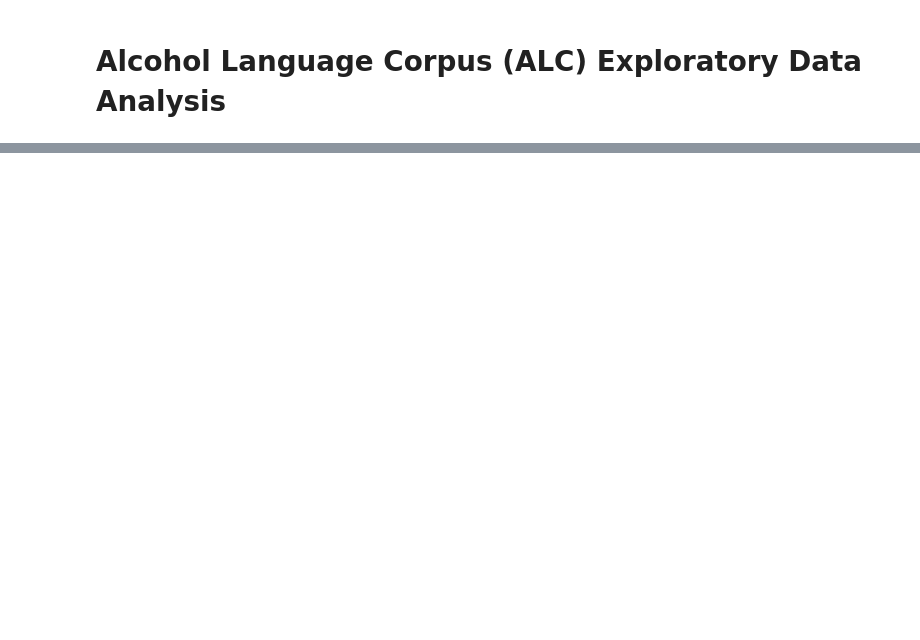
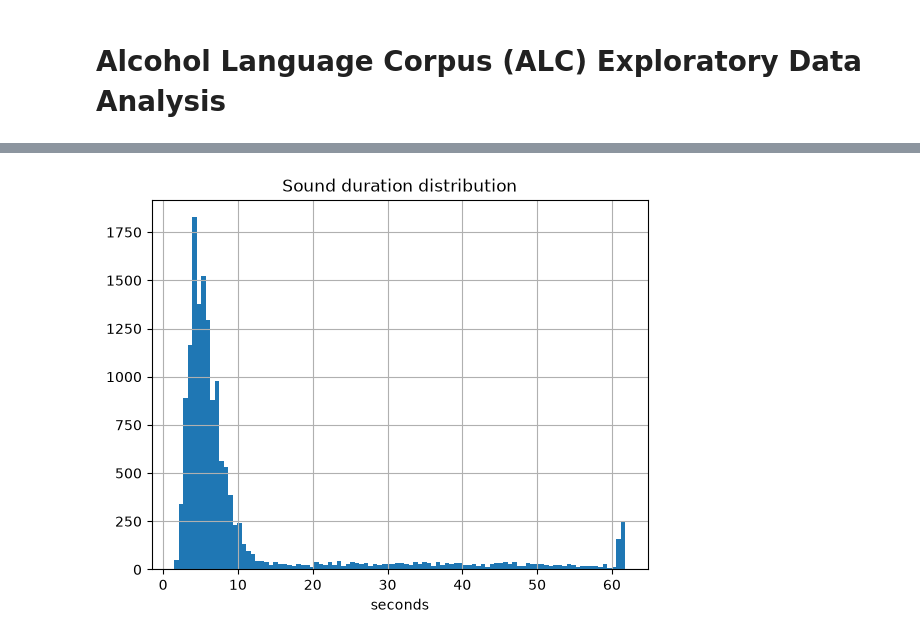
Before and after one commit to hci-gu/DIME-ALC-DANN, a Jupyter notebook: eda.ipynb, the cells around one changed output, grey strips where cells are left out. Saved outputs shown, nothing was run; the diff lists cells and outputs as text; code cells hidden in the pictures; blank space fills up the shorter version.

Commit message:
script to move the data to a proper format, create a dataframe from it, then perform EDA on the dataset

```diff
--- a/eda.ipynb
+++ b/eda.ipynb
@@ -106,0 +19,7 @@ print(counts)
+# %%
+ROOT_DIR = osp.join("data","ALC")
+METADATA_DIR = osp.join(ROOT_DIR,"metadata")
+TABLE_DIR = osp.join(METADATA_DIR,"CLARINDocu","TABLE")
+# %%
+df = pd.read_csv(osp.join(ROOT_DIR,"alc_data.csv"))
+df.head(10)
@@ -106,0 +85,7 @@ print(counts)
+# %%
+df["sound_duration"].hist(bins=100)
+plt.title("Sound duration distribution")
+plt.xlabel("seconds")
+plt.show()
+# %% [output]
+[figure, added]
```
Also changed, not shown: parts of 29 cells of this notebook, 2 other files.
